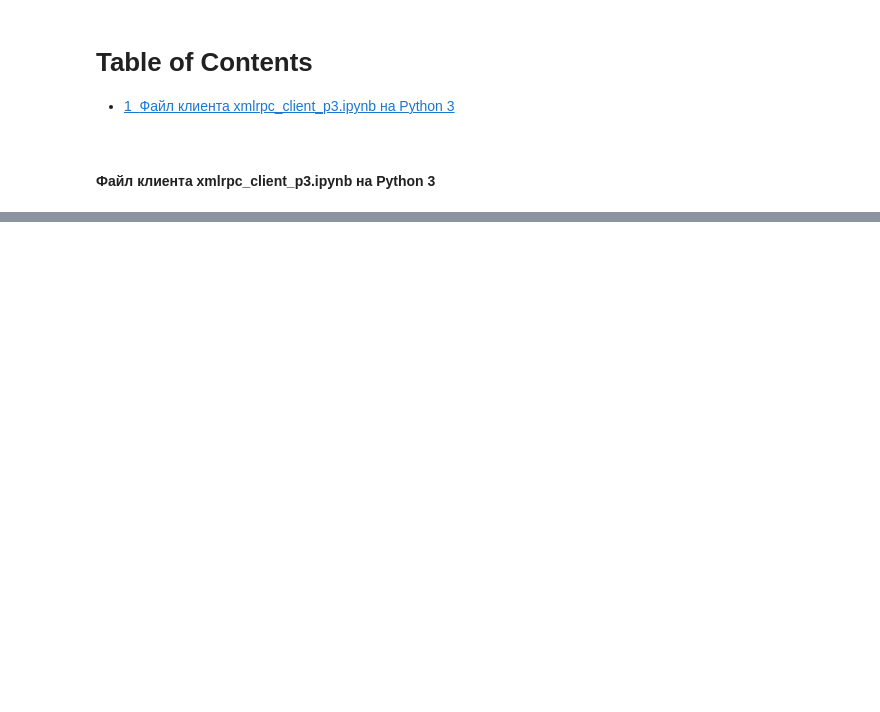
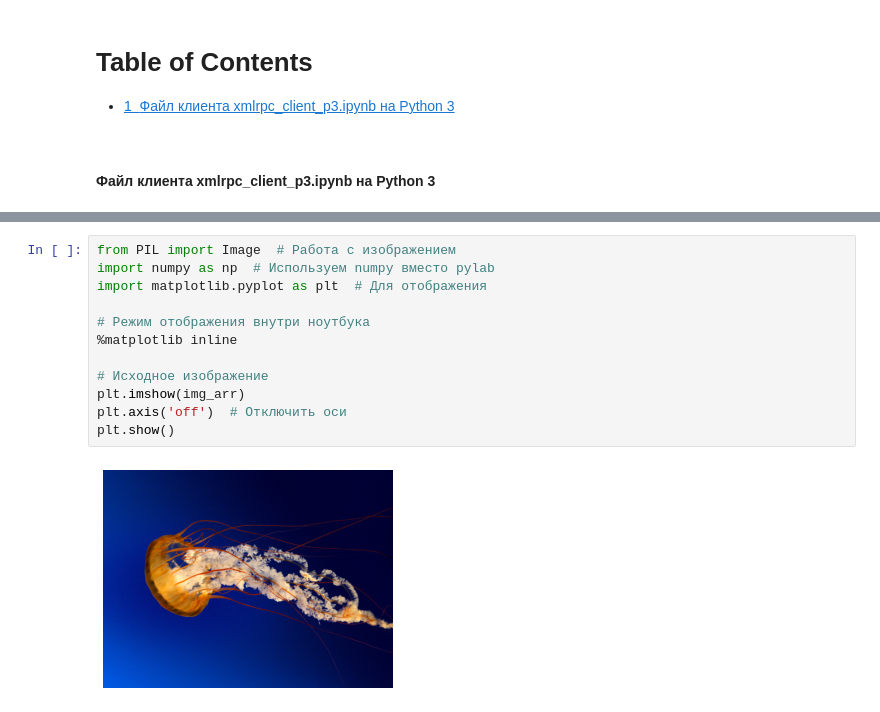
Before and after one commit to Eliorika/rsoi, a Jupyter notebook: xmlrpc_client_p3.ipynb, the cells around one changed output, grey strips where cells are left out. Drawn from its saved outputs; the diff is of its cells as text; blank space fills up the shorter version.

```diff
--- a/xmlrpc_client_p3.ipynb
+++ b/xmlrpc_client_p3.ipynb
@@ -52,0 +63,14 @@ logs
+# %%
+from PIL import Image  # Работа с изображением
+import numpy as np  # Используем numpy вместо pylab
+import matplotlib.pyplot as plt  # Для отображения
+
+# Режим отображения внутри ноутбука
+%matplotlib inline
+
+# Исходное изображение
+plt.imshow(img_arr)
+plt.axis('off')  # Отключить оси
+plt.show()
+# %% [output]
+[figure, added]
```
Also changed, not shown: parts of 7 cells of this notebook, 6 other files.
